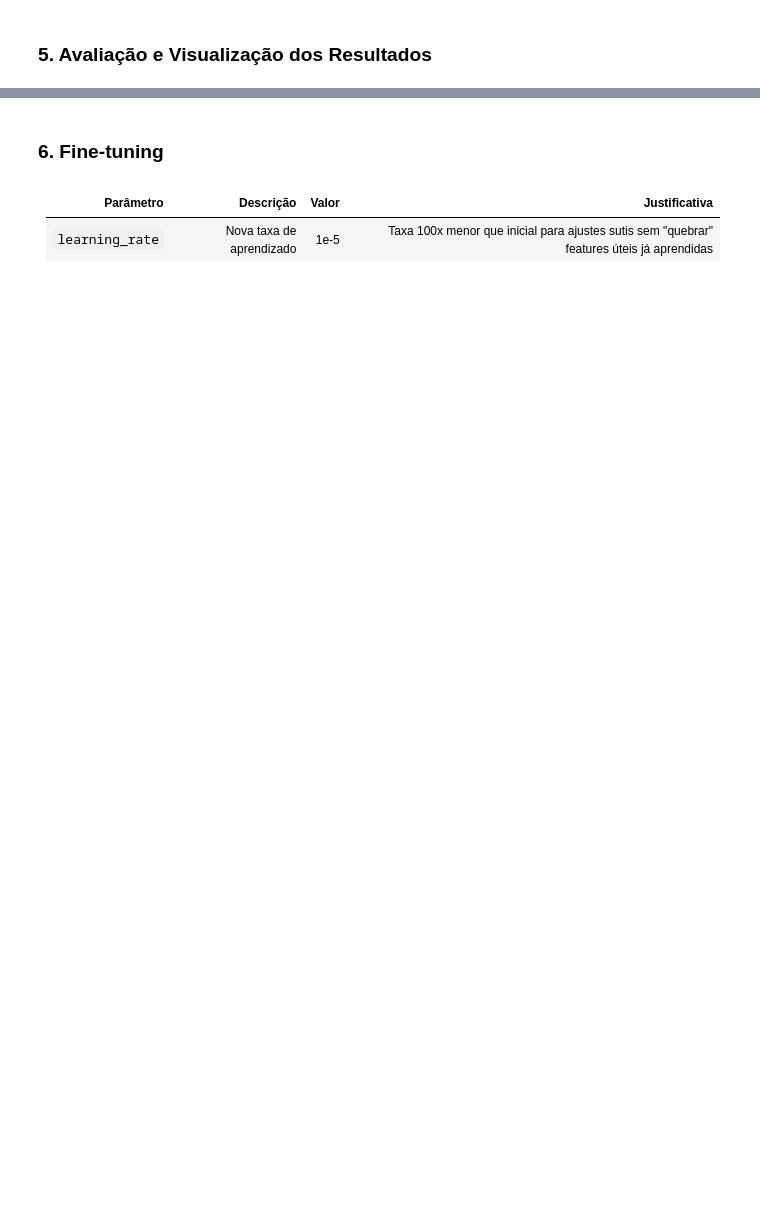
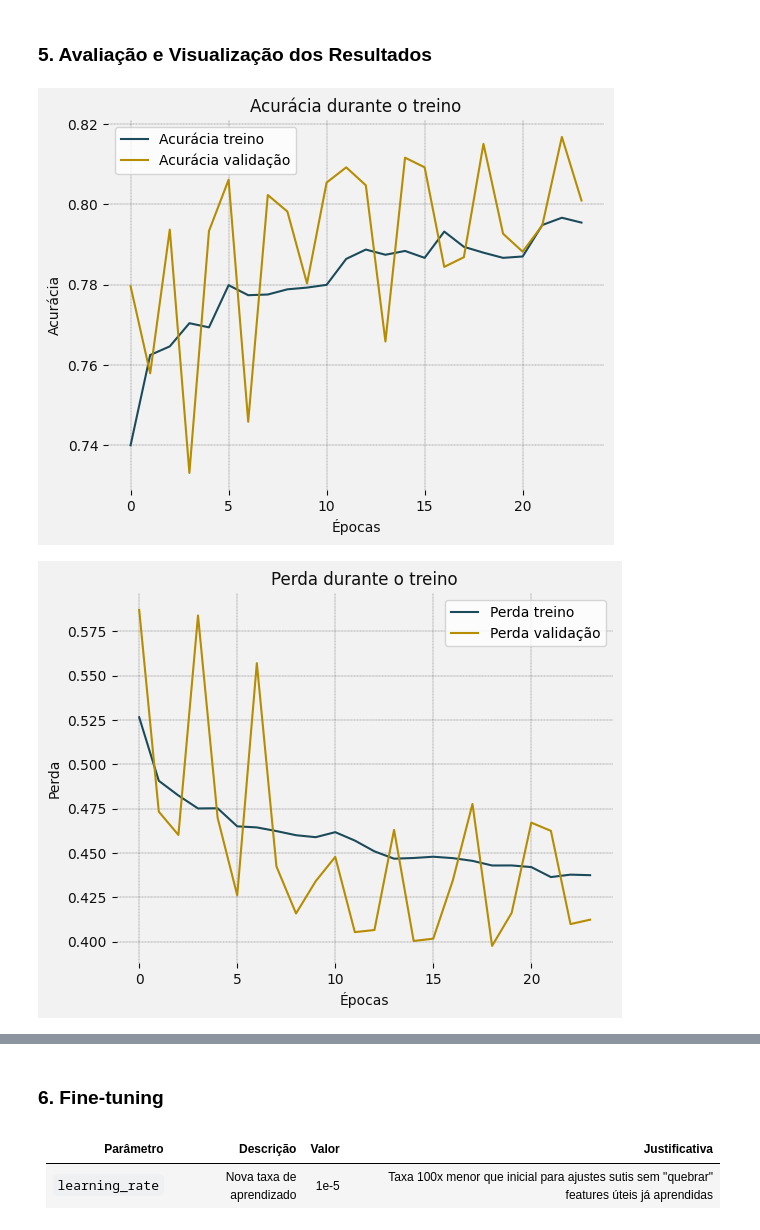
Before and after one commit to oleoespindola/derma-analyzer-api, a Jupyter notebook: notebooks/training.ipynb, the cells around one changed output, grey strips where cells are left out. Drawn from its saved outputs; the diff is of its cells as text; code cells hidden in the pictures; blank space fills up the shorter version.

```diff
--- a/notebooks/training.ipynb
+++ b/notebooks/training.ipynb
@@ -164,7 +189,7 @@ model_checkpoint = ModelCheckpoint(
 )
 
 # Hiperparâmetros
-epochs = 20
+epochs = 50
 
 # Treina o modelo
 history = model.fit(
@@ -179,57 +222,60 @@ history = model.fit(
 import matplotlib.pyplot as plt
 from matplotlib.ticker import PercentFormatter
 
 def plot_history(history):
     # === Accuracy ===
     fig, ax = plt.subplots()
-    ax.plot(history['accuracy'], label='Acurácia treino', color='#7281EE')
-    ax.plot(history['val_accuracy'], label='Acurácia validação', color='#D286EA')
+    ax.plot(history['accuracy'], label='Acurácia treino', color='#1B4B5A')
+    ax.plot(history['val_accuracy'], label='Acurácia validação', color="#B68C00")
 
-    ax.set_title('Acurácia durante o treino', color='white')
-    ax.set_xlabel('Épocas', color='white')
-    ax.set_ylabel('Acurácia', color='white')
-    ax.tick_params(colors='white')
+    ax.set_title('Acurácia durante o treino', color="#0f0f0f")
+    ax.set_xlabel('Épocas', color='#0f0f0f')
+    ax.set_ylabel('Acurácia', color='#0f0f0f')
+    ax.tick_params(colors='#0f0f0f')
     ax.legend()
-    ax.grid(True, color='white', linestyle='--', linewidth=0.2)
-    ax.set_facecolor('#242424')
-    fig.patch.set_facecolor('#242424')
+    ax.grid(True, color='#0f0f0f', linestyle='--', linewidth=0.2)
+    ax.set_facecolor('#f2f2f2')
+    fig.patch.set_facecolor('#f2f2f2')
     for spine in ax.spines.values():
         spine.set_visible(False)
     plt.show()
 
     # === Loss ===
     fig, ax = plt.subplots()
-    ax.plot(history['loss'], label='Perda treino', color='#7281EE')
-    ax.plot(history['val_loss'], label='Perda validação', color='#D286EA')
+    ax.plot(history['loss'], label='Perda treino', color='#1B4B5A')
+    ax.plot(history['val_loss'], label='Perda validação', color='#B68C00')
 
-    ax.set_title('Perda durante o treino', color='white')
-    ax.set_xlabel('Épocas', color='white')
-    ax.set_ylabel('Perda', color='white')
-    ax.tick_params(colors='white')
+    ax.set_title('Perda durante o treino', color='#0f0f0f')
+    ax.set_xlabel('Épocas', color='#0f0f0f')
+    ax.set_ylabel('Perda', color='#0f0f0f')
+    ax.tick_params(colors='#0f0f0f')
     ax.legend()
-    ax.grid(True, color='white', linestyle='--', linewidth=0.2)
-    ax.set_facecolor('#242424')
-    fig.patch.set_facecolor('#242424')
+    ax.grid(True, color='#0f0f0f', linestyle='--', linewidth=0.2)
+    ax.set_facecolor('#f2f2f2')
+    fig.patch.set_facecolor('#f2f2f2')
     for spine in ax.spines.values():
         spine.set_visible(False)
     plt.show()
 
     # === AUC (Opcional) ===
     if 'auc' in history and 'val_auc' in history:
         fig, ax = plt.subplots()
-        ax.plot(history['auc'], label='AUC treino', color='#7281EE')
-        ax.plot(history['val_auc'], label='AUC validação', color='#D286EA')
+        ax.plot(history['auc'], label='AUC treino', color='#1B4B5A')
+        ax.plot(history['val_auc'], label='AUC validação', color='#B68C00')
 
-        ax.set_title('AUC durante o treino', color='white')
-        ax.set_xlabel('Épocas', color='white')
-        ax.set_ylabel('AUC', color='white')
-        ax.tick_params(colors='white')
+        ax.set_title('AUC durante o treino', color='#1c1c1c')
+        ax.set_xlabel('Épocas', color='#1c1c1c')
+        ax.set_ylabel('AUC', color='#1c1c1c')
+        ax.tick_params(colors='#1c1c1c')
         ax.legend()
-        ax.grid(True, color='white', linestyle='--', linewidth=0.2)
-        ax.set_facecolor('#242424')
-        fig.patch.set_facecolor('#242424')
+        ax.grid(True, color='#1c1c1c', linestyle='--', linewidth=0.2)
+        ax.set_facecolor('#f2f2f2')
+        fig.patch.set_facecolor('#f2f2f2')
         for spine in ax.spines.values():
             spine.set_visible(False)
         plt.show()
 
 plot_history(history.history)
+# %% [output]
+[figure, added]
+[figure, added]
```
Also changed, not shown: parts of 11 cells of this notebook, 1 other file.
